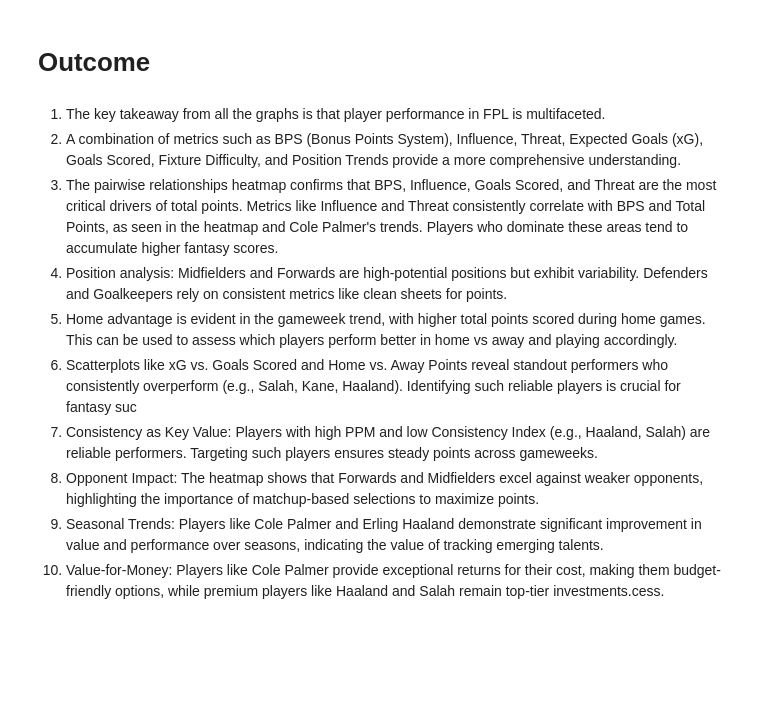
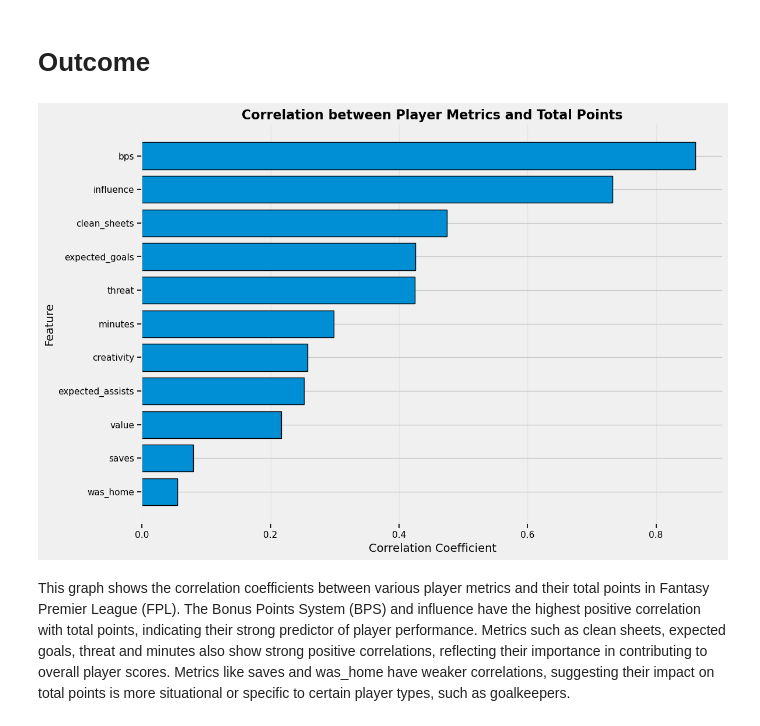
Before and after one commit to MahaFakhroo/D.R.E.A.M., a Jupyter notebook: Python Scripts/EDA_Visuals.ipynb, the cells around one changed output. Drawn from its saved outputs; the diff is of its cells as text; code cells hidden in the pictures; blank space fills up the shorter version.

```diff
--- a/Python Scripts/EDA_Visuals.ipynb
+++ b/Python Scripts/EDA_Visuals.ipynb
@@ -1821,14 +1706,32 @@ Here we are comparing key performance metrics for two elite midfielders. Typical
 We graphed a radar plot to show how the two players performances compare in improtant metrics. Palmer outperforms Saka in nearly every metric. Despite this, Saka is valued significatnly higher. This goes to show that the right metric analysis can help managers choose better players and prevent potential value and reputational bias.
 # %% [markdown]
 # Outcome
-# %% [markdown]
-1. The key takeaway from all the graphs is that player performance in FPL is multifaceted.
-2. A combination of metrics such as BPS (Bonus Points System), Influence, Threat, Expected Goals (xG), Goals Scored, Fixture Difficulty, and Position Trends provide a more comprehensive understanding.
-3. The pairwise relationships heatmap confirms that BPS, Influence, Goals Scored, and Threat are the most critical drivers of total points. Metrics like Influence and Threat consistently correlate with BPS and Total Points, as seen in the heatmap and Cole Palmer's trends. Players who dominate these areas tend to accumulate higher fantasy scores.
-4. Position analysis: Midfielders and Forwards are high-potential positions but exhibit variability. Defenders and Goalkeepers rely on consistent metrics like clean sheets for points.
-5. Home advantage is evident in the gameweek trend, with higher total points scored during home games. This can be used to assess which players perform better in home vs away and playing accordingly.
-6. Scatterplots like xG vs. Goals Scored and Home vs. Away Points reveal standout performers who consistently overperform (e.g., Salah, Kane, Haaland). Identifying such reliable players is crucial for fantasy suc
-7. Consistency as Key Value: Players with high PPM and low Consistency Index (e.g., Haaland, Salah) are reliable performers. Targeting such players ensures steady points across gameweeks.
-8. Opponent Impact: The heatmap shows that Forwards and Midfielders excel against weaker opponents, highlighting the importance of matchup-based selections to maximize points.
-9. Seasonal Trends: Players like Cole Palmer and Erling Haaland demonstrate significant improvement in value and performance over seasons, indicating the value of tracking emerging talents.
-10. Value-for-Money: Players like Cole Palmer provide exceptional returns for their cost, making them budget-friendly options, while premium players like Haaland and Salah remain top-tier investments.cess.
+# %%
+columns_of_interest = [
+    'value', 'expected_goals', 'expected_assists', 'minutes',
+    'clean_sheets', 'saves', 'bps', 'was_home',
+    'minutes', 'creativity', 'influence', 'threat'
+]
+
+# Calculate correlations with `total_points`
+correlation_dict = {col: master_cleaned[col].corr(master_cleaned['total_points']) for col in columns_of_interest}
+
+# Convert to a pandas Series for sorting
+correlation_series = pd.Series(correlation_dict).sort_values()
+
+# Plot the ascending bar chart
+plt.figure(figsize=(12, 8))
+
+# Plot the bars with distinct colors
+bars = plt.barh(correlation_series.index, correlation_series.values, edgecolor='black')
+
+plt.title('Correlation between Player Metrics and Total Points', fontsize=16, fontweight='bold')
+plt.xlabel('Correlation Coefficient', fontsize=14)
+plt.ylabel('Feature', fontsize=14)
+plt.grid(axis='x', alpha=0.3)
+plt.tight_layout()
+plt.show()
+# %% [output]
+[figure, added]
+# %% [markdown]
+This graph shows the correlation coefficients between various player metrics and their total points in Fantasy Premier League (FPL). The Bonus Points System (BPS) and influence have the highest positive correlation with total points, indicating their strong predictor of player performance. Metrics such as clean sheets, expected goals, threat and minutes also show strong positive correlations, reflecting their importance in contributing to overall player scores. Metrics like saves and was_home have weaker correlations, suggesting their impact on total points is more situational or specific to certain player types, such as goalkeepers.
```
Also changed, not shown: parts of 54 cells of this notebook.
